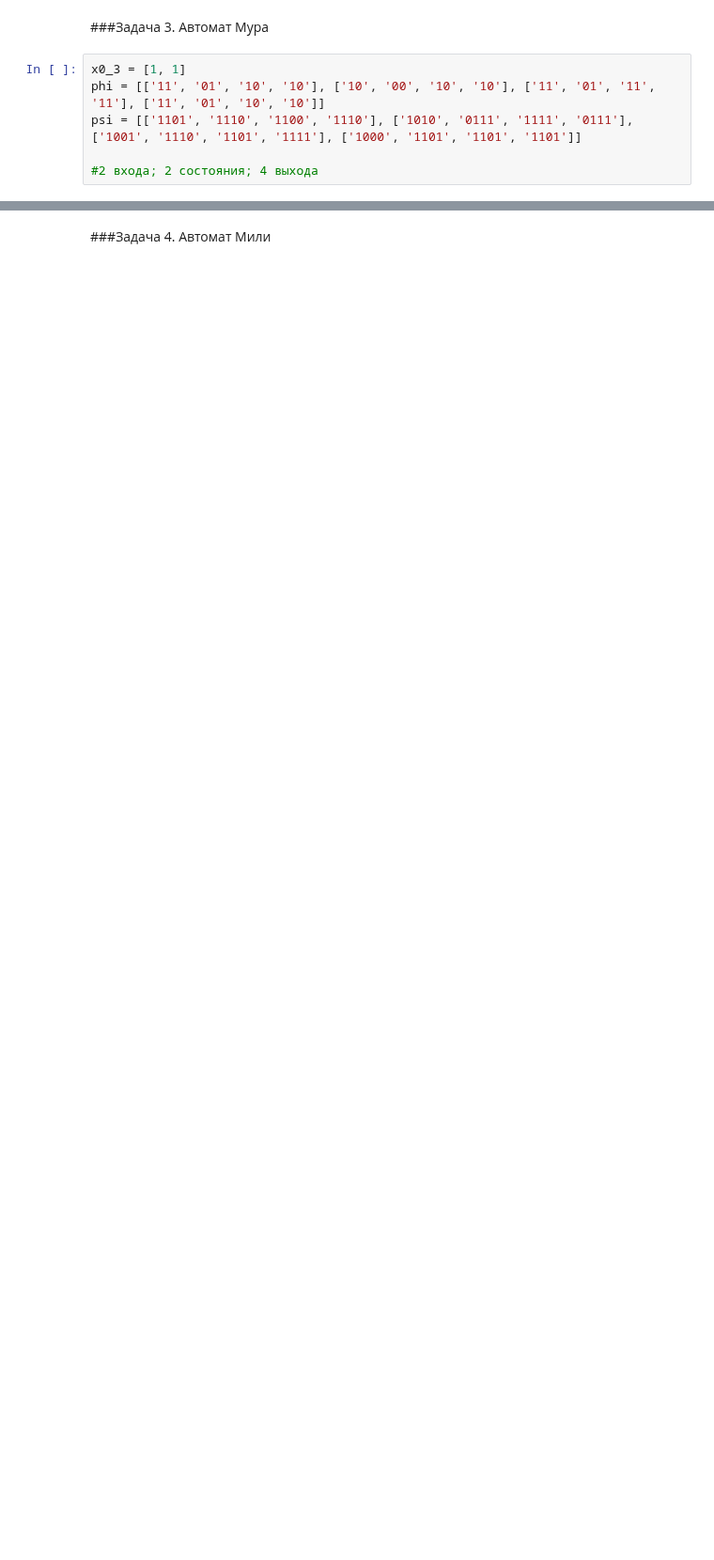
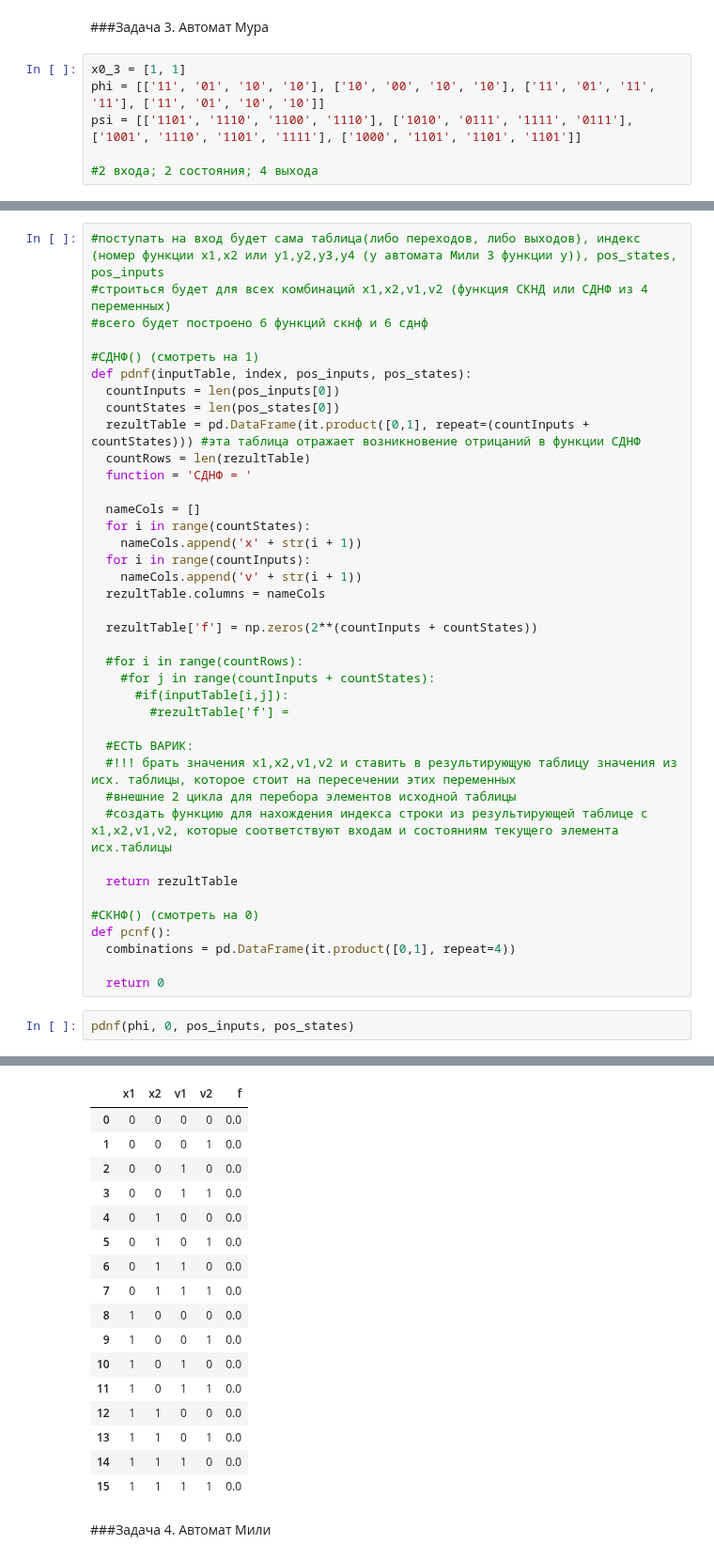
Before and after one commit to Viktory4121/MORD, a Jupyter notebook: КА.ipynb, the cells around one changed output, grey strips where cells are left out. Shown at 94% size. Drawn from its saved outputs; the diff is of its cells as text; blank space fills up the shorter version.

```diff
--- a/КА.ipynb
+++ b/КА.ipynb
@@ -367,0 +358,42 @@ print(psi)
+# %%
+#поступать на вход будет сама таблица(либо переходов, либо выходов), индекс (номер функции x1,x2 или y1,y2,y3,y4 (у автомата Мили 3 функции у)), pos_states, pos_inputs
+#строиться будет для всех комбинаций x1,x2,v1,v2 (функция СКНД или СДНФ из 4 переменных)
+#всего будет построено 6 функций скнф и 6 сднф
+
+#СДНФ() (смотреть на 1)
+def pdnf(inputTable, index, pos_inputs, pos_states):
+  countInputs = len(pos_inputs[0])
+  countStates = len(pos_states[0])
+  rezultTable = pd.DataFrame(it.product([0,1], repeat=(countInputs + countStates))) #эта таблица отражает возникновение отрицаний в функции СДНФ
+  countRows = len(rezultTable)
+  function = 'СДНФ = '
+
+  nameCols = []
+  for i in range(countStates):
+    nameCols.append('x' + str(i + 1))
+  for i in range(countInputs):
+    nameCols.append('v' + str(i + 1))
+  rezultTable.columns = nameCols
+
+  rezultTable['f'] = np.zeros(2**(countInputs + countStates))
+
+  #for i in range(countRows):
+    #for j in range(countInputs + countStates):
+      #if(inputTable[i,j]):
+        #rezultTable['f'] =
+
+  #ЕСТЬ ВАРИК:
+  #!!! брать значения x1,x2,v1,v2 и ставить в результирующую таблицу значения из исх. таблицы, которое стоит на пересечении этих переменных
+  #внешние 2 цикла для перебора элементов исходной таблицы
+  #создать функцию для нахождения индекса строки из результирующей таблице с x1,x2,v1,v2, которые соответствуют входам и состояниям текущего элемента исх.таблицы
+
+  return rezultTable
+
+#СКНФ() (смотреть на 0)
+def pcnf():
+  combinations = pd.DataFrame(it.product([0,1], repeat=4))
+
+  return 0
+# %%
+pdnf(phi, 0, pos_inputs, pos_states)
+# %% [output]
@@ -368,3 +401,20 @@ print(psi)
+|  | x1 | x2 | v1 | v2 | f |
+| 0 | 0 | 0 | 0 | 0 | 0.0 |
+| 1 | 0 | 0 | 0 | 1 | 0.0 |
+| 2 | 0 | 0 | 1 | 0 | 0.0 |
+| 3 | 0 | 0 | 1 | 1 | 0.0 |
+| 4 | 0 | 1 | 0 | 0 | 0.0 |
+| 5 | 0 | 1 | 0 | 1 | 0.0 |
+| 6 | 0 | 1 | 1 | 0 | 0.0 |
+| 7 | 0 | 1 | 1 | 1 | 0.0 |
+| 8 | 1 | 0 | 0 | 0 | 0.0 |
+| 9 | 1 | 0 | 0 | 1 | 0.0 |
+| 10 | 1 | 0 | 1 | 0 | 0.0 |
+| 11 | 1 | 0 | 1 | 1 | 0.0 |
+| 12 | 1 | 1 | 0 | 0 | 0.0 |
+| 13 | 1 | 1 | 0 | 1 | 0.0 |
+| 14 | 1 | 1 | 1 | 0 | 0.0 |
+| 15 | 1 | 1 | 1 | 1 | 0.0 |
 # %% [markdown]
 ###Задача 4. Автомат Мили
 # %%
```
Also changed, not shown: parts of 7 cells of this notebook.
